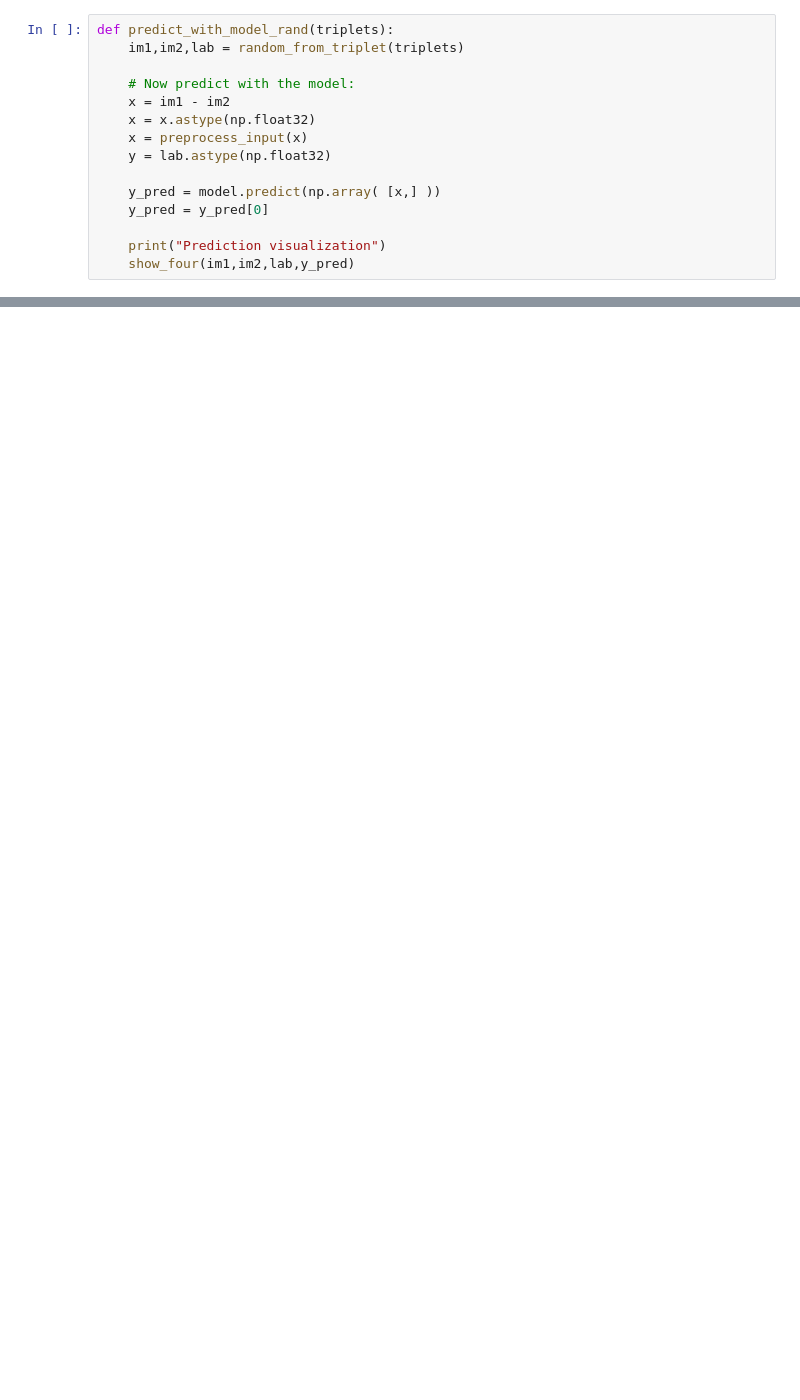
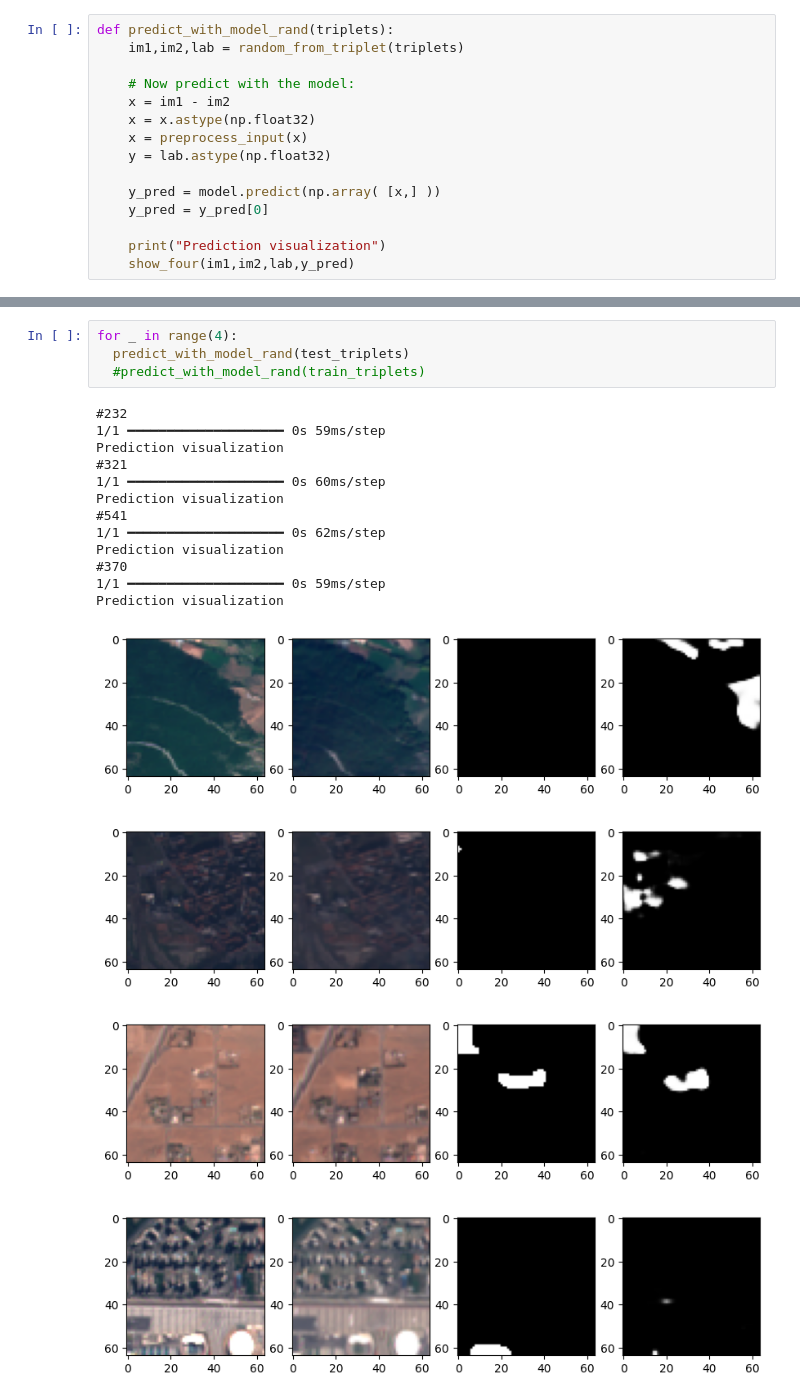
Before and after one commit to DhrumilPrajapati03/VGG19_model_training_using_onera_dataset, a Jupyter notebook: sm_vgg19.ipynb, the cells around one changed output, grey strips where cells are left out. Drawn from its saved outputs; the diff is of its cells as text; blank space fills up the shorter version.

```diff
--- a/sm_vgg19.ipynb
+++ b/sm_vgg19.ipynb
@@ -540,0 +630,21 @@ predict_with_model_rand(test_triplets)
+# %%
+for _ in range(4):
+  predict_with_model_rand(test_triplets)
+  #predict_with_model_rand(train_triplets)
+# %% [output]
+#232
+1/1 ━━━━━━━━━━━━━━━━━━━━ 0s 59ms/step
+Prediction visualization
+#321
+1/1 ━━━━━━━━━━━━━━━━━━━━ 0s 60ms/step
+Prediction visualization
+#541
+1/1 ━━━━━━━━━━━━━━━━━━━━ 0s 62ms/step
+Prediction visualization
+#370
+1/1 ━━━━━━━━━━━━━━━━━━━━ 0s 59ms/step
+Prediction visualization
+[figure, added]
+[figure, added]
+[figure, added]
+[figure, added]
```
Also changed, not shown: parts of 12 cells of this notebook.
